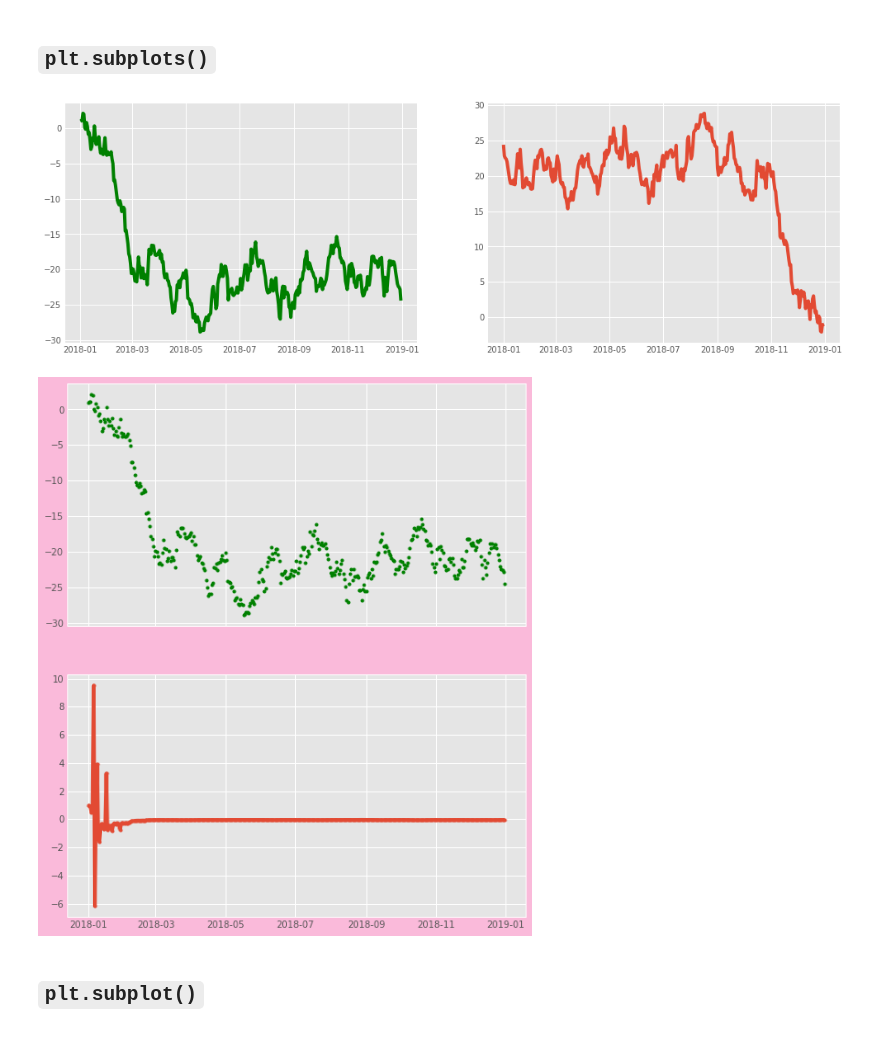
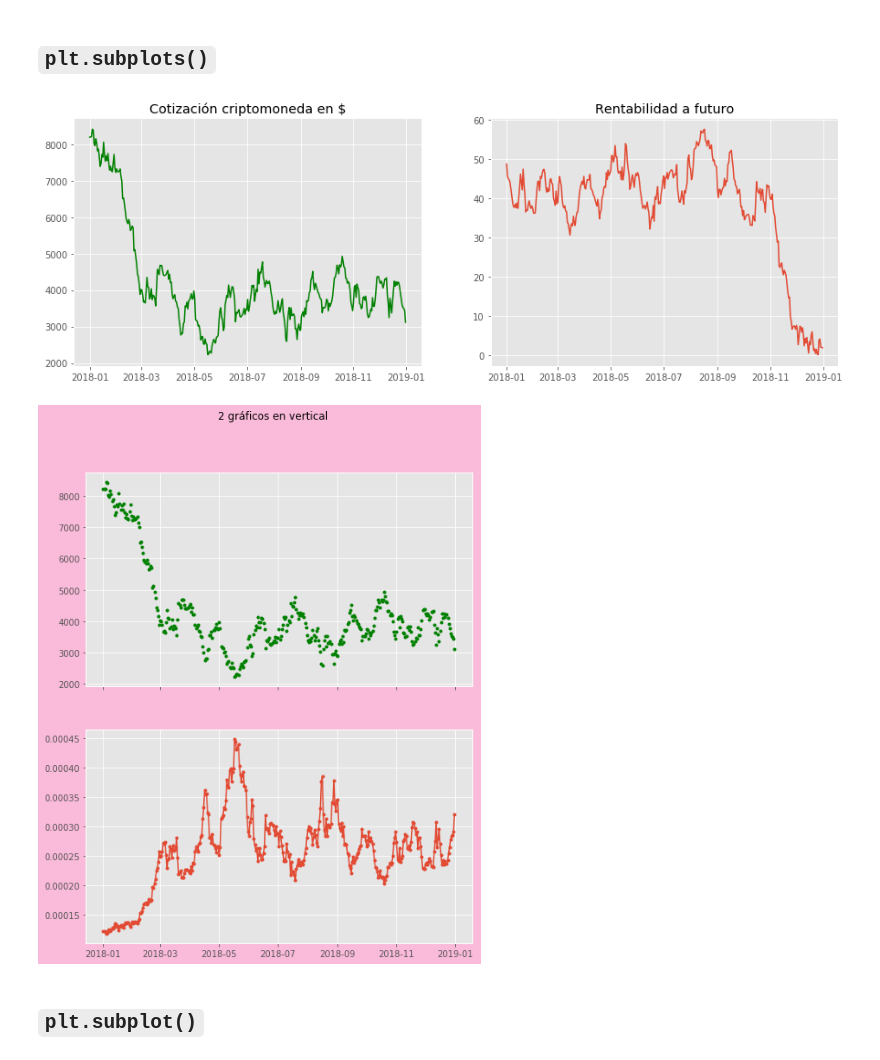
Before and after one commit to icane/curso_python, a Jupyter notebook: slides/code/s06/visualizacion_con_matplotlib.ipynb, the cells around one changed output. Drawn from its saved outputs; the diff is of its cells as text; code cells hidden in the pictures.

```diff
--- a/slides/code/s06/visualizacion_con_matplotlib.ipynb
+++ b/slides/code/s06/visualizacion_con_matplotlib.ipynb
@@ -12,11 +17,17 @@ plt.style.use('ggplot')
 # Para ver todos los estilos disponibles:
 # print(plt.style.available)
 
-plt.rcParams['figure.figsize'] = [20.0, 10.0]
+plt.rcParams['figure.figsize'] = [15, 5]
 # %%
 # Obtención de datos
 N = 365
 np.random.seed(2983)  # reproducibilidad
+t = pd.date_range('1/1/2018', periods=N)
+y = 200 * (np.random.randn(N).cumsum() + 40)
 
-t = pd.date_range('1/1/2018', periods=N)
-y = np.random.randn(N).cumsum()
+#####
+fig = plt.figure()  # crea figura
+ax = plt.subplot(1, 1, 1)  # crea ejes
+
+ax.plot(t, y);  # dibuja sobre los ejes
+#####
@@ -23,29 +44,35 @@ y = np.random.randn(N).cumsum()
 # %% [markdown]
 ## `plt.subplots()`
 # %%
-# Crear figura y ejes (1 fila y 2 columnas, 15x5")
-fig, (eje1, eje2) = plt.subplots(1, 2,
-                                 figsize=(15, 5))
+z = abs(8000 - y[::-1])/100
 
 #####
+# Crear figura y ejes (1 fila y 2 columnas)
+fig, (eje1, eje2) = plt.subplots(1, 2)
+
 eje1.plot(t, y,  # ejes (x, y)
-          'g')   # tipo de línea (green)
-eje2.plot(t, -y[::-1])
+          'g')   # tipo de línea(green)  <-- opcional
+eje2.plot(t, z)
 #####
+
+eje1.set_title('Cotización criptomoneda en $')
+eje2.set_title('Rentabilidad a futuro')
 
 fig, (eje1, eje2) = plt.subplots(
     2, 1,  # 2 filas por 1 columna
     figsize=(8, 10),  # 8x10" de tamaño total
     sharex=True,  # mismo eje 'x'
     facecolor='#fabada')  # color de fondo
 
+fig.suptitle('2 gráficos en vertical')
+
 eje1.plot(t, y,  # (x, y)
-             'g.')  # punteado en verde
+          'g.')  # punteado en verde
 eje2.plot(t, 1/y,
           '.-');  # punto-línea
 # %% [output]
-[figure, old version]
+[figure, new version]
-[figure, old version]
+[figure, new version]
 # %% [markdown]
 ## `plt.subplot()`
 # %%
```
Also changed, not shown: parts of 5 cells of this notebook, 12 other files.
